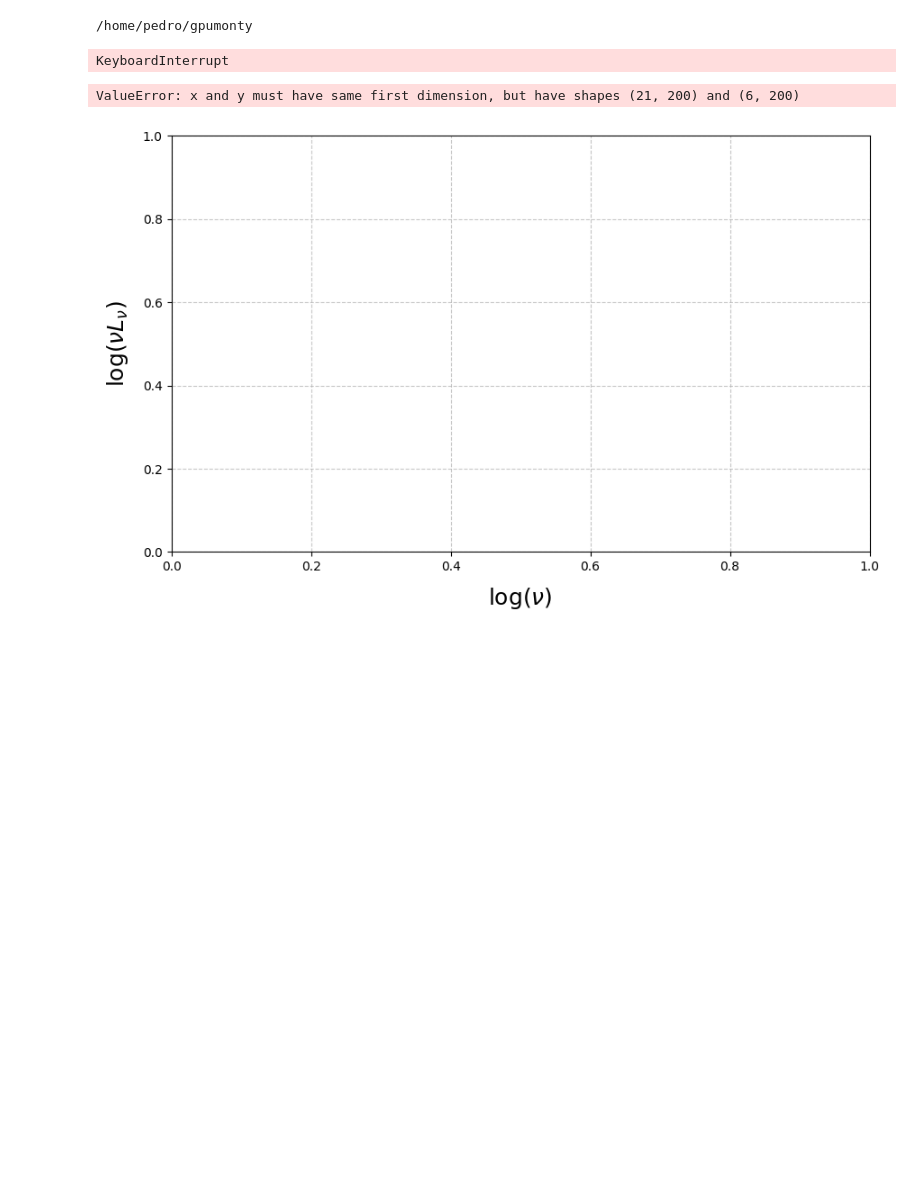
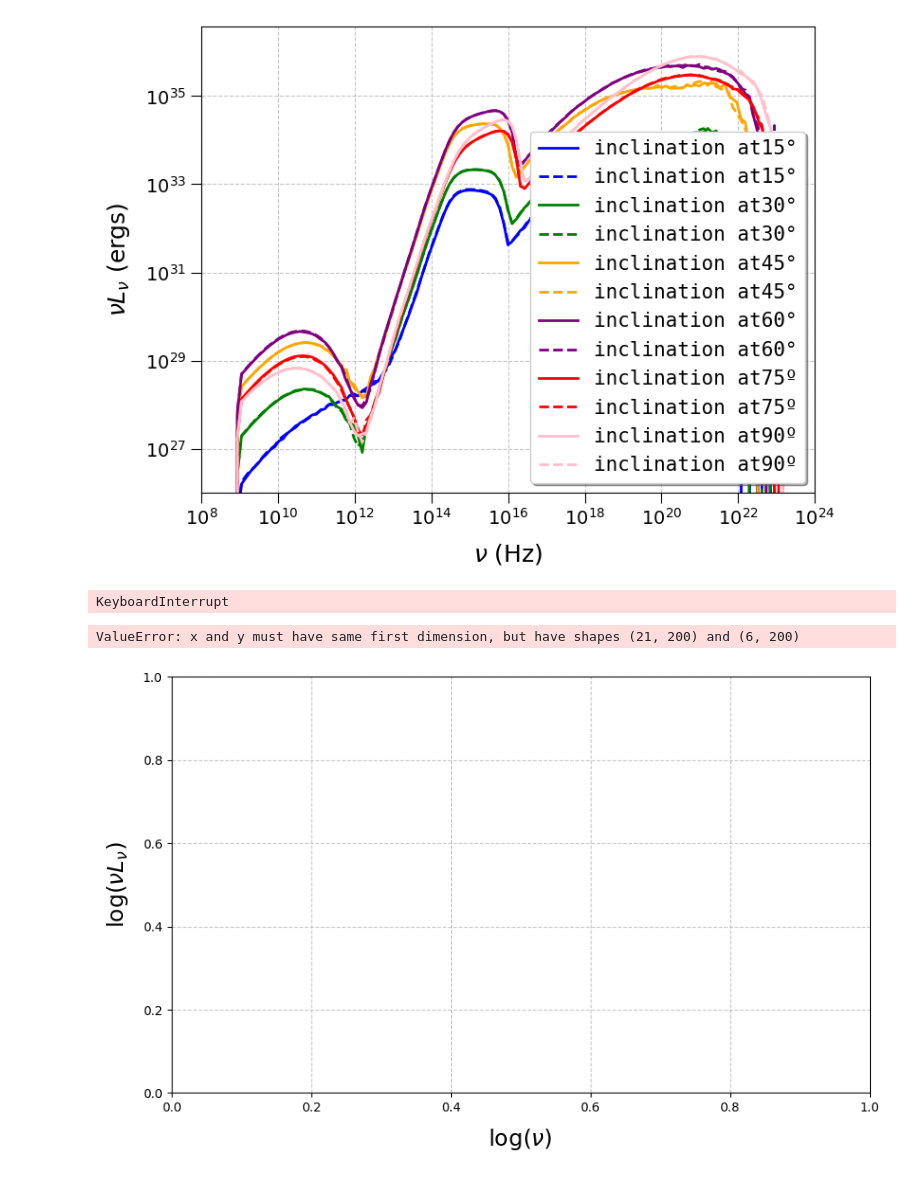
Before and after one commit to black-hole-group/gpumonty, a Jupyter notebook: python/Untitled.ipynb, the cells around one changed output. Drawn from its saved outputs; the diff is of its cells as text; code cells hidden in the pictures; blank space fills up the shorter version.

```diff
--- a/python/Untitled.ipynb
+++ b/python/Untitled.ipynb
@@ -138,7 +160,50 @@ plt.show()
 # %%
-!pwd
+import matplotlib.pyplot as plt
+import numpy as np
+from matplotlib.lines import Line2D
+
+plt.figure(figsize=(8, 6))
+
+# Define axis labels with larger fonts and improved readability
+plt.ylabel(r'$\nu L_\nu$ (ergs)', fontsize=18, labelpad=10)
+plt.xlabel(r'$\nu$ (Hz)', fontsize=18, labelpad=10)
+
+# Define a color map for different inclinations
+i = 4
+colors = ['blue', 'green', 'orange', 'purple', 'red', 'pink']
+inclinations = ['15°', '30°', '45°', '60°', '75º', '90º']
+
+# Solid line for `nuLnu` (GPUmonty)
+for i in range(6):
+    plt.plot(nu.mean(0), nuLnu.mean(0)[i], lw=2, color=colors[i],label = 'inclination at'+str(inclinations[i]))
+    # Dashed line for `nuLnu_2` (GRmonty)
+    plt.plot(nu_gr.mean(0), nuLnu_gr.mean(0)[i], lw=2, color=colors[i], linestyle='--', label = 'inclination at'+str(inclinations[i]))
+
+# Set logarithmic scale for axes
+plt.yscale('log')
+plt.xscale('log')
+
+# Define axis limits
+plt.ylim(1e26, None)
+plt.xlim(1e8, 1e24)
+
+# Place the legend on the right side
+plt.legend(loc='best', frameon=True, shadow=True, prop={'family': 'monospace', 'size': 15})
+
+
+# Enable grid with a lighter color
+plt.grid(True, which='both', linestyle='--', alpha=0.7)
+
+# Increase tick size
+plt.tick_params(axis='both', which='major', labelsize=14, length=8)
+plt.tick_params(axis='both', which='minor', labelsize=12, length=5)
+
+# Display the plot
+plt.tight_layout()
+#plt.savefig('SANE_averaged.pdf', bbox_inches='tight', dpi=300)
+plt.show()
 # %% [output]
-/home/pedro/gpumonty
+[figure, added]
 # %%
 import struct
 #Load data
```
Also changed, not shown: parts of 7 cells of this notebook, 16 other files.
